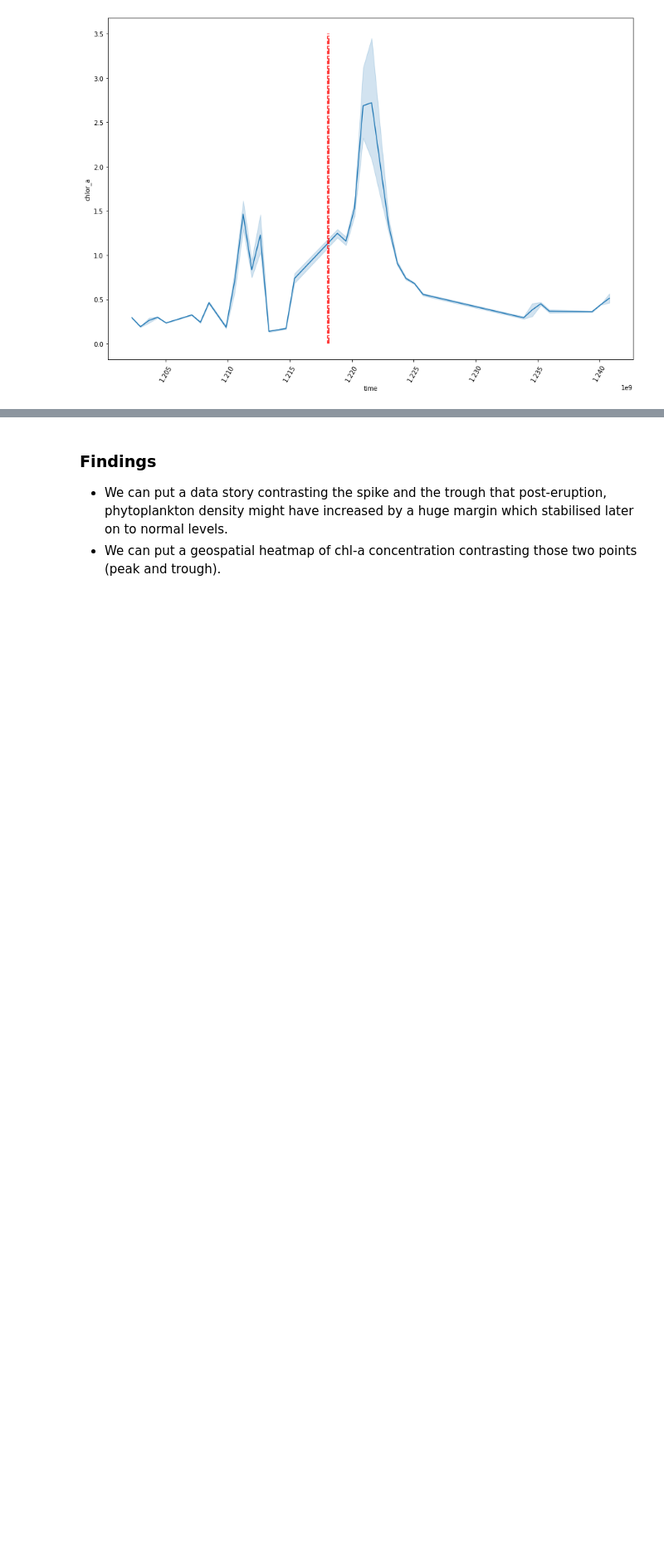
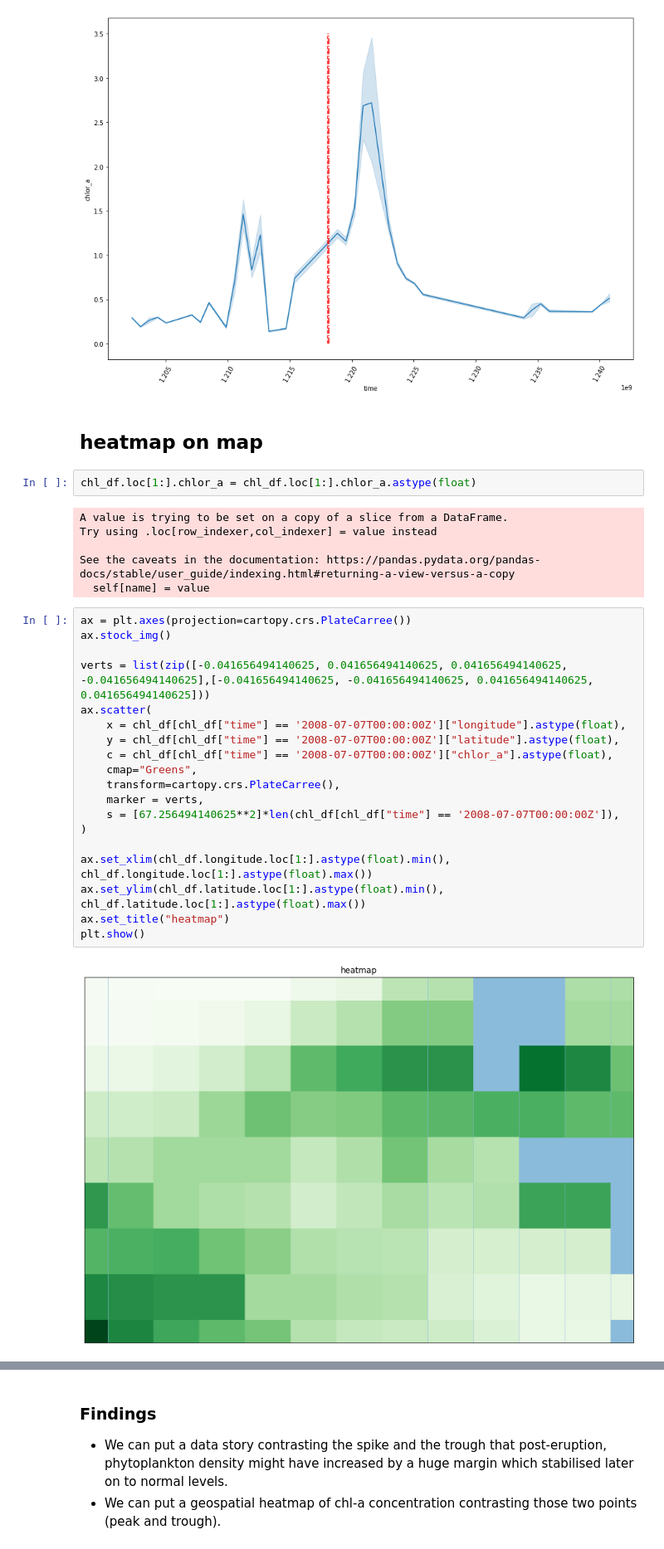
Before and after one commit to ayushanand18/kasatochi-island, a Jupyter notebook: notebooks/findings/chlorophyll-a-time-series.ipynb, the cells around one changed output, grey strips where cells are left out. Shown: that part at 83% size. Cells and saved outputs as stored; diff of their text form; blank space fills up the shorter version.

Commit message:
Kaggle Notebook | chlorophyll-a-time-series | Version 2

```diff
--- a/notebooks/findings/chlorophyll-a-time-series.ipynb
+++ b/notebooks/findings/chlorophyll-a-time-series.ipynb
@@ -120,3 +120,34 @@ plt.plot([stamptodate("2008-08-08")]*2,[0,3.5], color="red", linestyle="-.")
 plt.xticks(rotation=60);
 # %% [output]
 [figure]
+# %% [markdown]
+## heatmap on map
+# %%
+chl_df.loc[1:].chlor_a = chl_df.loc[1:].chlor_a.astype(float)
+# %% [output]
+A value is trying to be set on a copy of a slice from a DataFrame.
+Try using .loc[row_indexer,col_indexer] = value instead
+
+See the caveats in the documentation: https://pandas.pydata.org/pandas-docs/stable/user_guide/indexing.html#returning-a-view-versus-a-copy
+  self[name] = value
+# %%
+ax = plt.axes(projection=cartopy.crs.PlateCarree())
+ax.stock_img()
+
+verts = list(zip([-0.041656494140625, 0.041656494140625, 0.041656494140625, -0.041656494140625],[-0.041656494140625, -0.041656494140625, 0.041656494140625, 0.041656494140625]))
+ax.scatter(
+    x = chl_df[chl_df["time"] == '2008-07-07T00:00:00Z']["longitude"].astype(float),
+    y = chl_df[chl_df["time"] == '2008-07-07T00:00:00Z']["latitude"].astype(float),
+    c = chl_df[chl_df["time"] == '2008-07-07T00:00:00Z']["chlor_a"].astype(float),
+    cmap="Greens",
+    transform=cartopy.crs.PlateCarree(),
+    marker = verts,
+    s = [67.256494140625**2]*len(chl_df[chl_df["time"] == '2008-07-07T00:00:00Z']),
+)
+
+ax.set_xlim(chl_df.longitude.loc[1:].astype(float).min(), chl_df.longitude.loc[1:].astype(float).max())
+ax.set_ylim(chl_df.latitude.loc[1:].astype(float).min(), chl_df.latitude.loc[1:].astype(float).max())
+ax.set_title("heatmap")
+plt.show()
+# %% [output]
+[figure, added]
```
Also changed, not shown: parts of 2 cells of this notebook.
